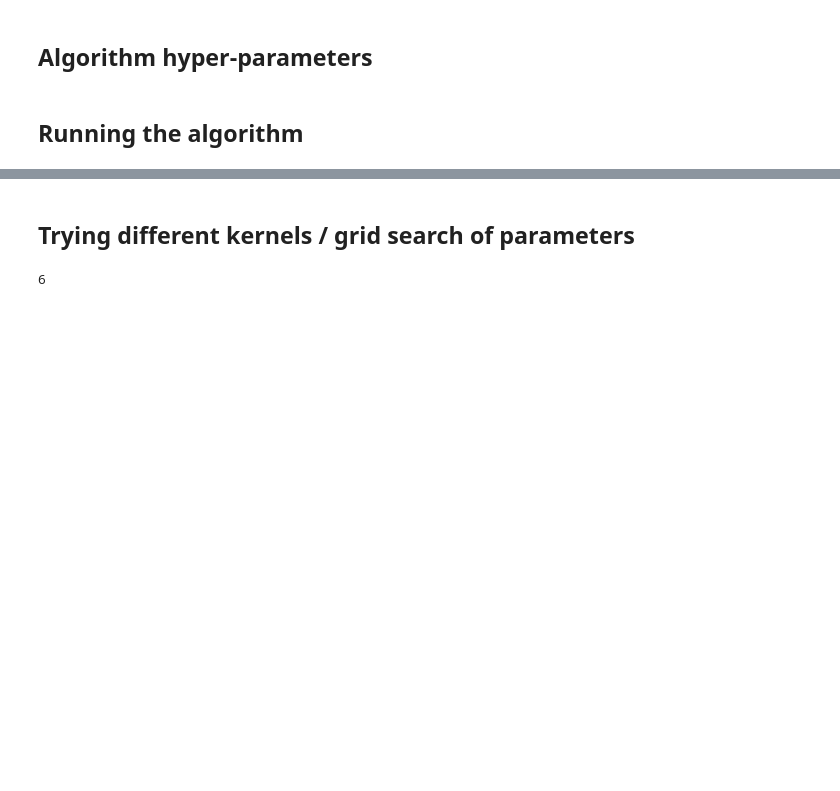
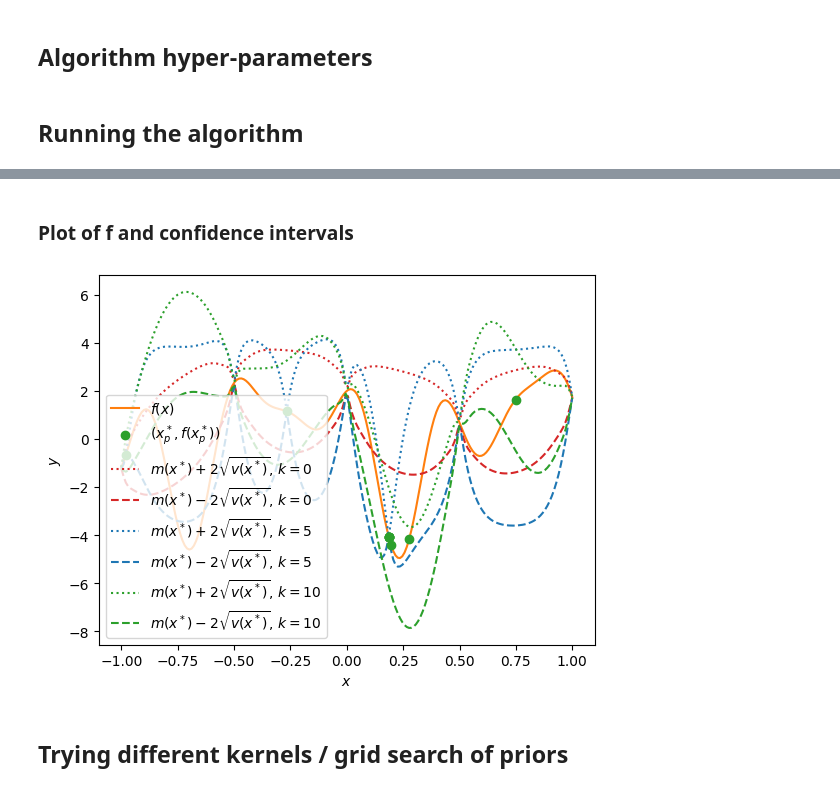
Before and after one commit to JackismyShephard/pml-22-exam, a Jupyter notebook: scripts/b.ipynb, the cells around one changed output, grey strips where cells are left out. Drawn from its saved outputs; the diff is of its cells as text; code cells hidden in the pictures; blank space fills up the shorter version.

```diff
--- a/scripts/b.ipynb
+++ b/scripts/b.ipynb
@@ -205,13 +213,19 @@ KeyboardInterrupt:
+# %% [markdown]
+### Plot of f and confidence intervals
+# %%
+plt.plot(XNew, f(XNew), label = r"$f(x)$", color='tab:orange')
+plt.scatter(minima[:,0], minima[:,1], color = 'tab:green', label = r"$(x^*_p, f(x^*_p))$", zorder=4)
+plt.plot(XNew, stats[0,0,:] + 2 * np.sqrt(stats[0,1,:]), label=r"$m(x^*) + 2\sqrt{v(x^*)}$, $k=0$", linestyle='dotted', color='tab:red')
+plt.plot(XNew, stats[0,0,:] - 2 * np.sqrt(stats[0,1,:]), label=r"$m(x^*) - 2\sqrt{v(x^*)}$, $k=0$", linestyle='dashed', color='tab:red')
+plt.plot(XNew, stats[4,0,:] + 2 * np.sqrt(stats[4,1,:]), label=r"$m(x^*) + 2\sqrt{v(x^*)}$, $k=5$", linestyle='dotted', color='tab:blue')
+plt.plot(XNew, stats[4,0,:] - 2 * np.sqrt(stats[4,1,:]), label=r"$m(x^*) - 2\sqrt{v(x^*)}$, $k=5$", linestyle='dashed', color='tab:blue')
+plt.plot(XNew, stats[9,0,:] + 2 * np.sqrt(stats[0,1,:]), label=r"$m(x^*) + 2\sqrt{v(x^*)}$, $k=10$", linestyle='dotted', color='tab:green')
+plt.plot(XNew, stats[9,0,:] - 2 * np.sqrt(stats[0,1,:]), label=r"$m(x^*) - 2\sqrt{v(x^*)}$, $k=10$", linestyle='dashed', color='tab:green')
+plt.xlabel(r"$x$")
+plt.ylabel(r"$y$")
+plt.legend()
+plt.show()
+# %% [output]
+[figure, added]
 # %% [markdown]
-## Trying different kernels / grid search of parameters
+## Trying different kernels / grid search of priors
-# %%
-def fun(a, b):
-    return a + b
-
-test = {'a' : 2, 'b' : 4}
-fun(**test)
-
-def grid_search(kernel, kernel_params, X, y, XNew, T, C=C, W=W, N = N, default = True, prior_dict = None):
-    for (param, range) in kernel_params:
-# %% [output]
-6
```
Also changed, not shown: parts of 14 cells of this notebook.
